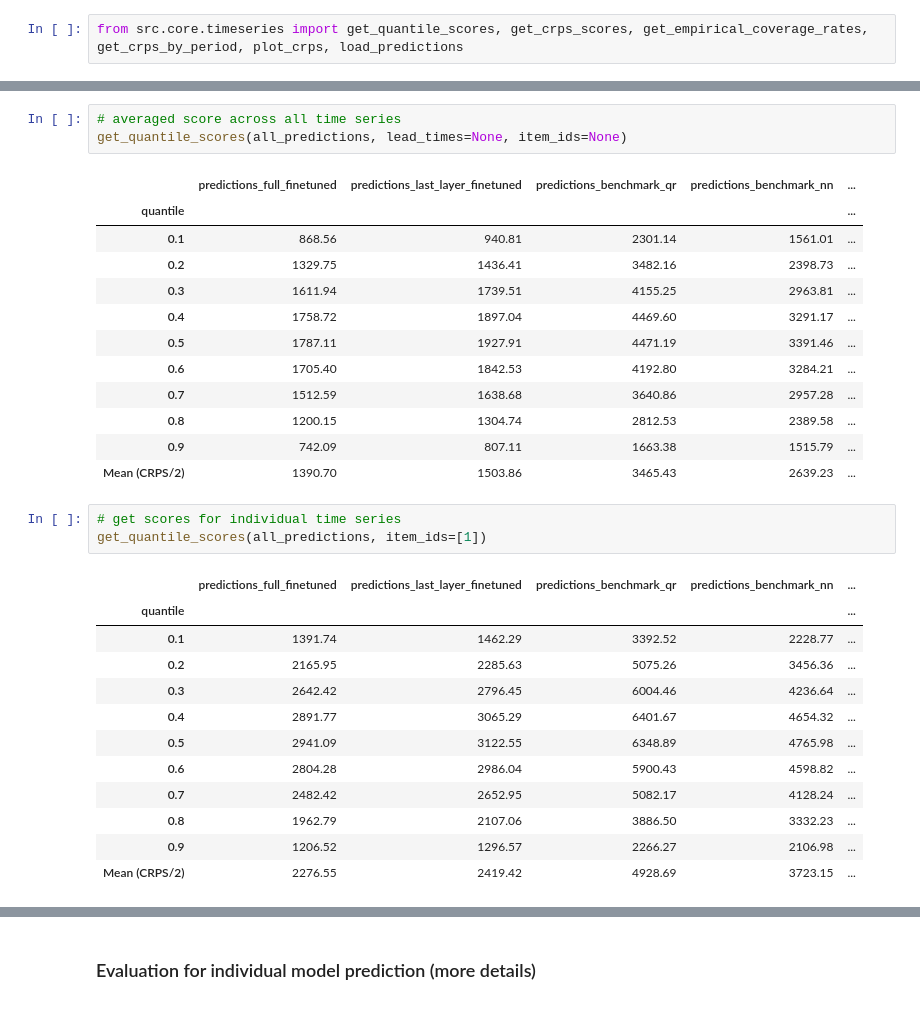
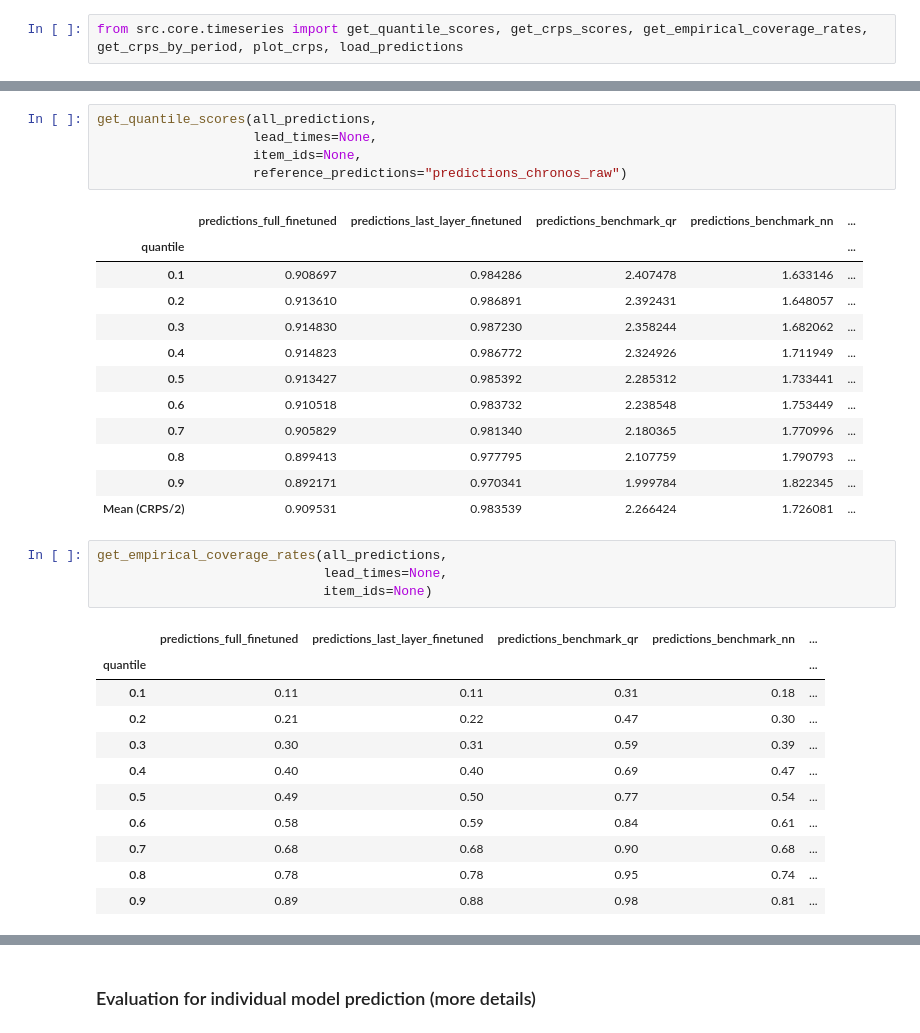
Before and after one commit to LouisSko/master-thesis, a Jupyter notebook: notebook.ipynb, the cells around one changed output, grey strips where cells are left out. Cells and saved outputs as stored; diff of their text form.

```diff
--- a/notebook.ipynb
+++ b/notebook.ipynb
@@ -434,32 +449,34 @@ all_predictions = load_predictions(prediction_dir="data/predictions/realisierter
+# %%
+get_quantile_scores(all_predictions,
+                    lead_times=None,
+                    item_ids=None,
+                    reference_predictions="predictions_chronos_raw")
+# %% [output]
+|  | predictions_full_finetuned | predictions_last_layer_finetuned | predictions_benchmark_qr | predictions_benchmark_nn | ... |
+| quantile |  |  |  |  | ... |
+| 0.1 | 0.908697 | 0.984286 | 2.407478 | 1.633146 | ... |
+| 0.2 | 0.913610 | 0.986891 | 2.392431 | 1.648057 | ... |
+| 0.3 | 0.914830 | 0.987230 | 2.358244 | 1.682062 | ... |
+| 0.4 | 0.914823 | 0.986772 | 2.324926 | 1.711949 | ... |
+| 0.5 | 0.913427 | 0.985392 | 2.285312 | 1.733441 | ... |
+| 0.6 | 0.910518 | 0.983732 | 2.238548 | 1.753449 | ... |
+| 0.7 | 0.905829 | 0.981340 | 2.180365 | 1.770996 | ... |
+| 0.8 | 0.899413 | 0.977795 | 2.107759 | 1.790793 | ... |
+| 0.9 | 0.892171 | 0.970341 | 1.999784 | 1.822345 | ... |
+| Mean (CRPS/2) | 0.909531 | 0.983539 | 2.266424 | 1.726081 | ... |
 # %%
-# averaged score across all time series
-get_quantile_scores(all_predictions, lead_times=None, item_ids=None)
+get_empirical_coverage_rates(all_predictions,
+                             lead_times=None,
+                             item_ids=None)
 # %% [output]
 |  | predictions_full_finetuned | predictions_last_layer_finetuned | predictions_benchmark_qr | predictions_benchmark_nn | ... |
 | quantile |  |  |  |  | ... |
-| 0.1 | 868.56 | 940.81 | 2301.14 | 1561.01 | ... |
-| 0.2 | 1329.75 | 1436.41 | 3482.16 | 2398.73 | ... |
-| 0.3 | 1611.94 | 1739.51 | 4155.25 | 2963.81 | ... |
-| 0.4 | 1758.72 | 1897.04 | 4469.60 | 3291.17 | ... |
-| 0.5 | 1787.11 | 1927.91 | 4471.19 | 3391.46 | ... |
-| 0.6 | 1705.40 | 1842.53 | 4192.80 | 3284.21 | ... |
-| 0.7 | 1512.59 | 1638.68 | 3640.86 | 2957.28 | ... |
-| 0.8 | 1200.15 | 1304.74 | 2812.53 | 2389.58 | ... |
-| 0.9 | 742.09 | 807.11 | 1663.38 | 1515.79 | ... |
-| Mean (CRPS/2) | 1390.70 | 1503.86 | 3465.43 | 2639.23 | ... |
+| 0.1 | 0.11 | 0.11 | 0.31 | 0.18 | ... |
+| 0.2 | 0.21 | 0.22 | 0.47 | 0.30 | ... |
+| 0.3 | 0.30 | 0.31 | 0.59 | 0.39 | ... |
+| 0.4 | 0.40 | 0.40 | 0.69 | 0.47 | ... |
+| 0.5 | 0.49 | 0.50 | 0.77 | 0.54 | ... |
+| 0.6 | 0.58 | 0.59 | 0.84 | 0.61 | ... |
+| 0.7 | 0.68 | 0.68 | 0.90 | 0.68 | ... |
+| 0.8 | 0.78 | 0.78 | 0.95 | 0.74 | ... |
+| 0.9 | 0.89 | 0.88 | 0.98 | 0.81 | ... |
-# %%
-# get scores for individual time series
-get_quantile_scores(all_predictions, item_ids=[1])
-# %% [output]
-|  | predictions_full_finetuned | predictions_last_layer_finetuned | predictions_benchmark_qr | predictions_benchmark_nn | ... |
-| quantile |  |  |  |  | ... |
-| 0.1 | 1391.74 | 1462.29 | 3392.52 | 2228.77 | ... |
-| 0.2 | 2165.95 | 2285.63 | 5075.26 | 3456.36 | ... |
-| 0.3 | 2642.42 | 2796.45 | 6004.46 | 4236.64 | ... |
-| 0.4 | 2891.77 | 3065.29 | 6401.67 | 4654.32 | ... |
-| 0.5 | 2941.09 | 3122.55 | 6348.89 | 4765.98 | ... |
-| 0.6 | 2804.28 | 2986.04 | 5900.43 | 4598.82 | ... |
-| 0.7 | 2482.42 | 2652.95 | 5082.17 | 4128.24 | ... |
-| 0.8 | 1962.79 | 2107.06 | 3886.50 | 3332.23 | ... |
-| 0.9 | 1206.52 | 1296.57 | 2266.27 | 2106.98 | ... |
-| Mean (CRPS/2) | 2276.55 | 2419.42 | 4928.69 | 3723.15 | ... |
```
Also changed, not shown: parts of 11 cells of this notebook.
